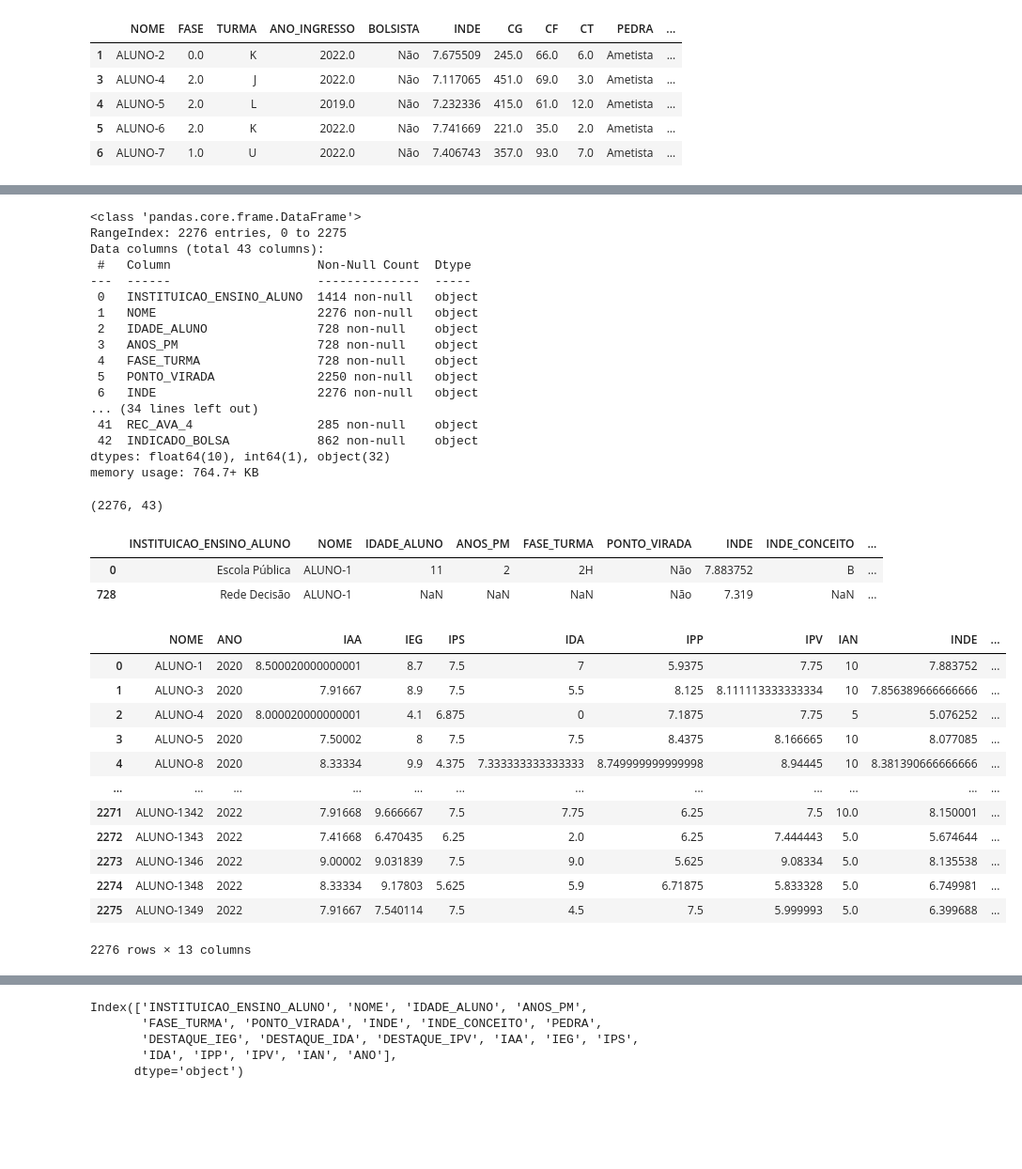
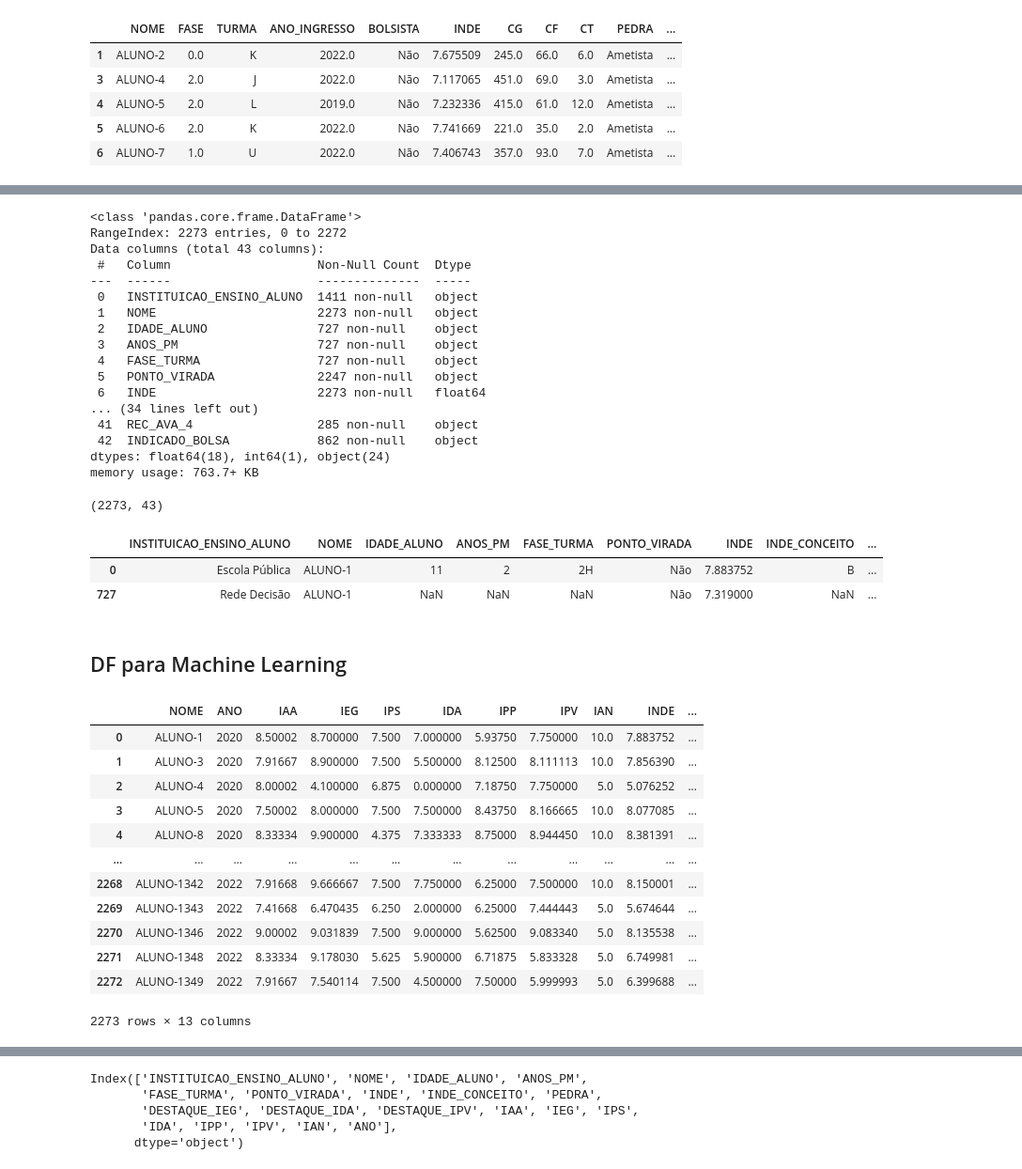
Before and after one commit to dhachcar/postech-tech-challenge-5, a Jupyter notebook: Tech_Challenge_5_Análise_Exploratória.ipynb, the cells around one changed output, grey strips where cells are left out. Shown at 94% size. Saved outputs shown, nothing was run; the diff lists cells and outputs as text; code cells hidden in the pictures; blank space fills up the shorter version.

```diff
--- a/Tech_Challenge_5_Análise_Exploratória.ipynb
+++ b/Tech_Challenge_5_Análise_Exploratória.ipynb
@@ -69,6 +88,12 @@ def limpar_df(df):
 def processar_ano(df, ano: int, stats: bool = True) -> Tuple[pd.DataFrame, pd.DataFrame]:
     df_filtrado = filtrar_colunas_por_ano(df, ano)
     df_ano = df_filtrado.query('ANO == @ano')
+
+    # conversão para float com coerção (alguns indicadores possuem sujeira)
+    colunas_indicadores = ['INDE', 'IAA', 'IEG', 'IPS', 'IDA', 'IPP', 'IPV', 'IAN']
+    df_ano[colunas_indicadores] = df_ano[colunas_indicadores].apply(lambda col: pd.to_numeric(col, errors='coerce'))
+
+
 
     if stats:
       print(f'Dataframe para o ano {ano}:')
@@ -77,6 +102,7 @@ def processar_ano(df, ano: int, stats: bool = True) -> Tuple[pd.DataFrame, pd.Da
       print('Shape dataframe', ano, df_ano.shape)
       print('\n\n')
 
+    # cria o df limpo sem NaNs
     df_ano_clean = limpar_df(df_ano)
 
     if stats:
@@ -129,0 +179,3 @@ Shape dataframe limpo 2022 (862, 32)
+# %%
+df_2020_clean.drop(index=df_2020_clean[df_2020_clean['INDE'].isna()].index, inplace=True)
+df_2020_clean
@@ -129,0 +222,3 @@ Shape dataframe limpo 2022 (862, 32)
+# %%
+df_2021_clean.drop(index=df_2021_clean[df_2021_clean['INDE'].isna()].index, inplace=True)
+df_2021_clean
@@ -194,47 +339,49 @@ df_concat.head()
 df_concat.info()
 # %% [output]
 <class 'pandas.core.frame.DataFrame'>
-RangeIndex: 2276 entries, 0 to 2275
+RangeIndex: 2273 entries, 0 to 2272
 Data columns (total 43 columns):
  #   Column                    Non-Null Count  Dtype
 ---  ------                    --------------  -----
- 0   INSTITUICAO_ENSINO_ALUNO  1414 non-null   object
- 1   NOME                      2276 non-null   object
- 2   IDADE_ALUNO               728 non-null    object
- 3   ANOS_PM                   728 non-null    object
- 4   FASE_TURMA                728 non-null    object
- 5   PONTO_VIRADA              2250 non-null   object
- 6   INDE                      2276 non-null   object
+ 0   INSTITUICAO_ENSINO_ALUNO  1411 non-null   object
+ 1   NOME                      2273 non-null   object
+ 2   IDADE_ALUNO               727 non-null    object
+ 3   ANOS_PM                   727 non-null    object
+ 4   FASE_TURMA                727 non-null    object
+ 5   PONTO_VIRADA              2247 non-null   object
+ 6   INDE                      2273 non-null   float64
 ... (34 lines left out)
  41  REC_AVA_4                 285 non-null    object
  42  INDICADO_BOLSA            862 non-null    object
-dtypes: float64(10), int64(1), object(32)
-memory usage: 764.7+ KB
+dtypes: float64(18), int64(1), object(24)
+memory usage: 763.7+ KB
 # %%
 df_concat.shape
 # %% [output]
-(2276, 43)
+(2273, 43)
 # %%
 df_concat[df_concat['NOME'] == 'ALUNO-1']
 # %% [output]
 |  | INSTITUICAO_ENSINO_ALUNO | NOME | IDADE_ALUNO | ANOS_PM | FASE_TURMA | PONTO_VIRADA | INDE | INDE_CONCEITO | ... |
 | 0 | Escola Pública | ALUNO-1 | 11 | 2 | 2H | Não | 7.883752 | B | ... |
-| 728 | Rede Decisão | ALUNO-1 | NaN | NaN | NaN | Não | 7.319 | NaN | ... |
+| 727 | Rede Decisão | ALUNO-1 | NaN | NaN | NaN | Não | 7.319000 | NaN | ... |
+# %% [markdown]
+## DF para Machine Learning
 # %%
-df_final = df_concat[['NOME',	'ANO', 'IAA', 'IEG', 'IPS', 'IDA', 'IPP', 'IPV', 'IAN', 'INDE', 'PONTO_VIRADA', 'IDADE_ALUNO', 'PEDRA']]
-df_final
+df_ml = df_concat[['NOME', 'ANO', 'IAA', 'IEG', 'IPS', 'IDA', 'IPP', 'IPV', 'IAN', 'INDE', 'PONTO_VIRADA', 'IDADE_ALUNO', 'PEDRA']]
+df_ml
 # %% [output]
 |  | NOME | ANO | IAA | IEG | IPS | IDA | IPP | IPV | IAN | INDE | ... |
-| 0 | ALUNO-1 | 2020 | 8.500020000000001 | 8.7 | 7.5 | 7 | 5.9375 | 7.75 | 10 | 7.883752 | ... |
-| 1 | ALUNO-3 | 2020 | 7.91667 | 8.9 | 7.5 | 5.5 | 8.125 | 8.111113333333334 | 10 | 7.856389666666666 | ... |
-| 2 | ALUNO-4 | 2020 | 8.000020000000001 | 4.1 | 6.875 | 0 | 7.1875 | 7.75 | 5 | 5.076252 | ... |
-| 3 | ALUNO-5 | 2020 | 7.50002 | 8 | 7.5 | 7.5 | 8.4375 | 8.166665 | 10 | 8.077085 | ... |
-| 4 | ALUNO-8 | 2020 | 8.33334 | 9.9 | 4.375 | 7.333333333333333 | 8.749999999999998 | 8.94445 | 10 | 8.381390666666666 | ... |
+| 0 | ALUNO-1 | 2020 | 8.50002 | 8.700000 | 7.500 | 7.000000 | 5.93750 | 7.750000 | 10.0 | 7.883752 | ... |
+| 1 | ALUNO-3 | 2020 | 7.91667 | 8.900000 | 7.500 | 5.500000 | 8.12500 | 8.111113 | 10.0 | 7.856390 | ... |
+| 2 | ALUNO-4 | 2020 | 8.00002 | 4.100000 | 6.875 | 0.000000 | 7.18750 | 7.750000 | 5.0 | 5.076252 | ... |
+| 3 | ALUNO-5 | 2020 | 7.50002 | 8.000000 | 7.500 | 7.500000 | 8.43750 | 8.166665 | 10.0 | 8.077085 | ... |
+| 4 | ALUNO-8 | 2020 | 8.33334 | 9.900000 | 4.375 | 7.333333 | 8.75000 | 8.944450 | 10.0 | 8.381391 | ... |
 | ... | ... | ... | ... | ... | ... | ... | ... | ... | ... | ... | ... |
-| 2271 | ALUNO-1342 | 2022 | 7.91668 | 9.666667 | 7.5 | 7.75 | 6.25 | 7.5 | 10.0 | 8.150001 | ... |
-| 2272 | ALUNO-1343 | 2022 | 7.41668 | 6.470435 | 6.25 | 2.0 | 6.25 | 7.444443 | 5.0 | 5.674644 | ... |
-| 2273 | ALUNO-1346 | 2022 | 9.00002 | 9.031839 | 7.5 | 9.0 | 5.625 | 9.08334 | 5.0 | 8.135538 | ... |
-| 2274 | ALUNO-1348 | 2022 | 8.33334 | 9.17803 | 5.625 | 5.9 | 6.71875 | 5.833328 | 5.0 | 6.749981 | ... |
-| 2275 | ALUNO-1349 | 2022 | 7.91667 | 7.540114 | 7.5 | 4.5 | 7.5 | 5.999993 | 5.0 | 6.399688 | ... |
+| 2268 | ALUNO-1342 | 2022 | 7.91668 | 9.666667 | 7.500 | 7.750000 | 6.25000 | 7.500000 | 10.0 | 8.150001 | ... |
+| 2269 | ALUNO-1343 | 2022 | 7.41668 | 6.470435 | 6.250 | 2.000000 | 6.25000 | 7.444443 | 5.0 | 5.674644 | ... |
+| 2270 | ALUNO-1346 | 2022 | 9.00002 | 9.031839 | 7.500 | 9.000000 | 5.62500 | 9.083340 | 5.0 | 8.135538 | ... |
+| 2271 | ALUNO-1348 | 2022 | 8.33334 | 9.178030 | 5.625 | 5.900000 | 6.71875 | 5.833328 | 5.0 | 6.749981 | ... |
+| 2272 | ALUNO-1349 | 2022 | 7.91667 | 7.540114 | 7.500 | 4.500000 | 7.50000 | 5.999993 | 5.0 | 6.399688 | ... |
-2276 rows × 13 columns
+2273 rows × 13 columns
 # %%
```
Also changed, not shown: parts of 43 cells of this notebook, 1 other file.
